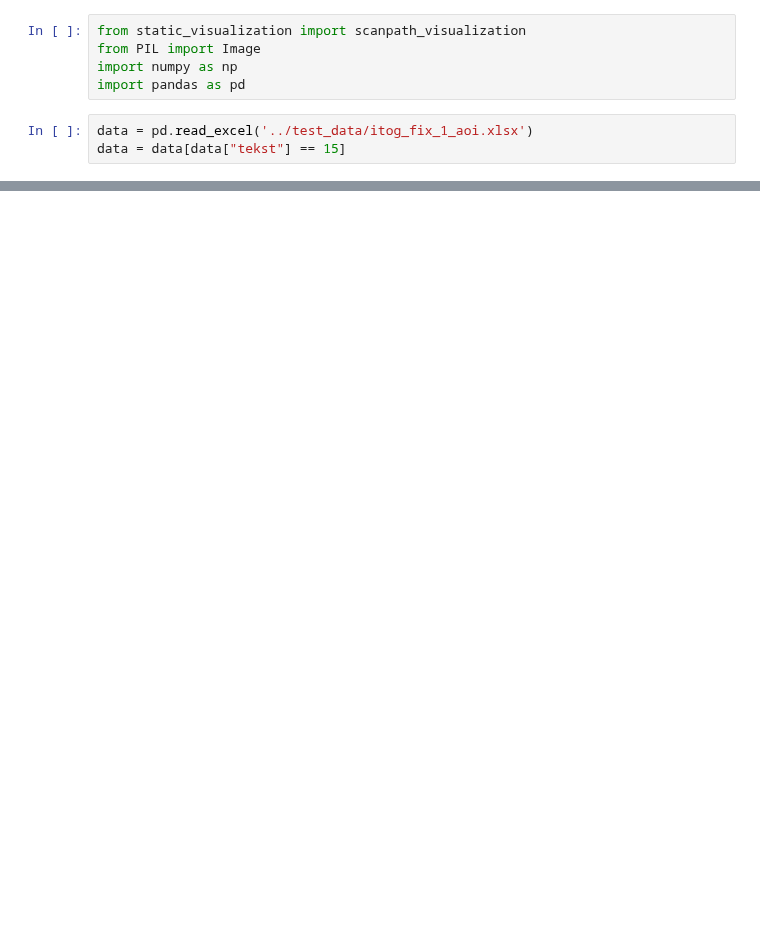
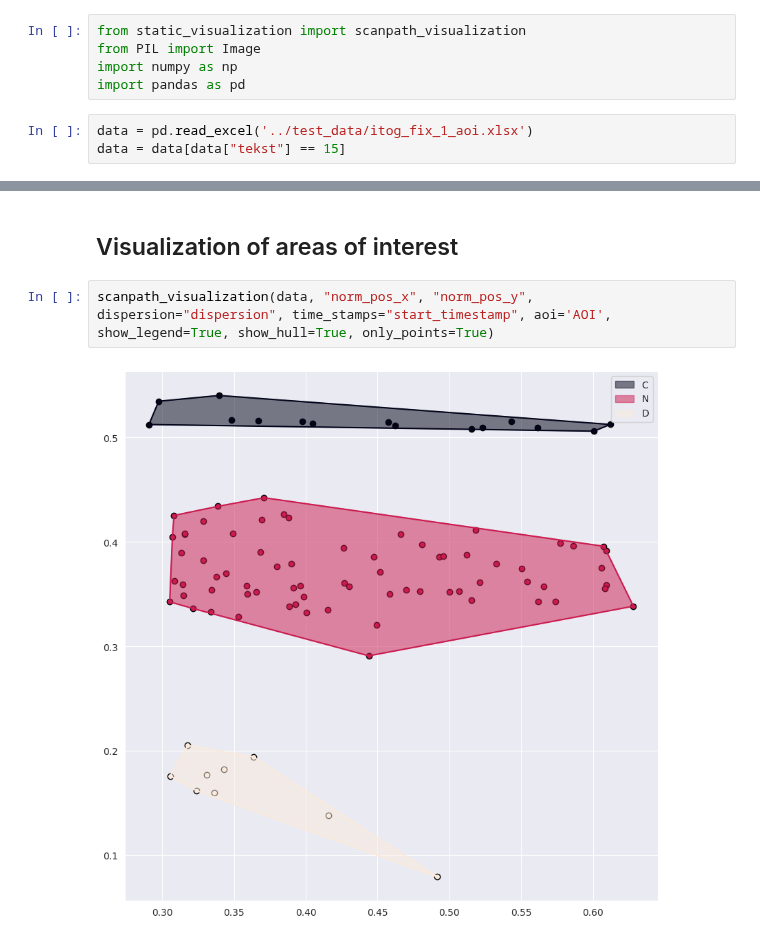
Before and after one commit to hse-scila/EyeFeatures, a Jupyter notebook: eyetracking/visualization/visualization_test.ipynb, the cells around one changed output, grey strips where cells are left out. Saved outputs shown, nothing was run; the diff lists cells and outputs as text; blank space fills up the shorter version.

```diff
--- a/eyetracking/visualization/visualization_test.ipynb
+++ b/eyetracking/visualization/visualization_test.ipynb
@@ -13,0 +21,6 @@ with Image.open(pic) as im:
+# %% [markdown]
+## Visualization of areas of interest
+# %%
+scanpath_visualization(data, "norm_pos_x", "norm_pos_y", dispersion="dispersion", time_stamps="start_timestamp", aoi='AOI', show_legend=True, show_hull=True, only_points=True)
+# %% [output]
+[figure, added]
```
Also changed, not shown: parts of 5 cells of this notebook.
